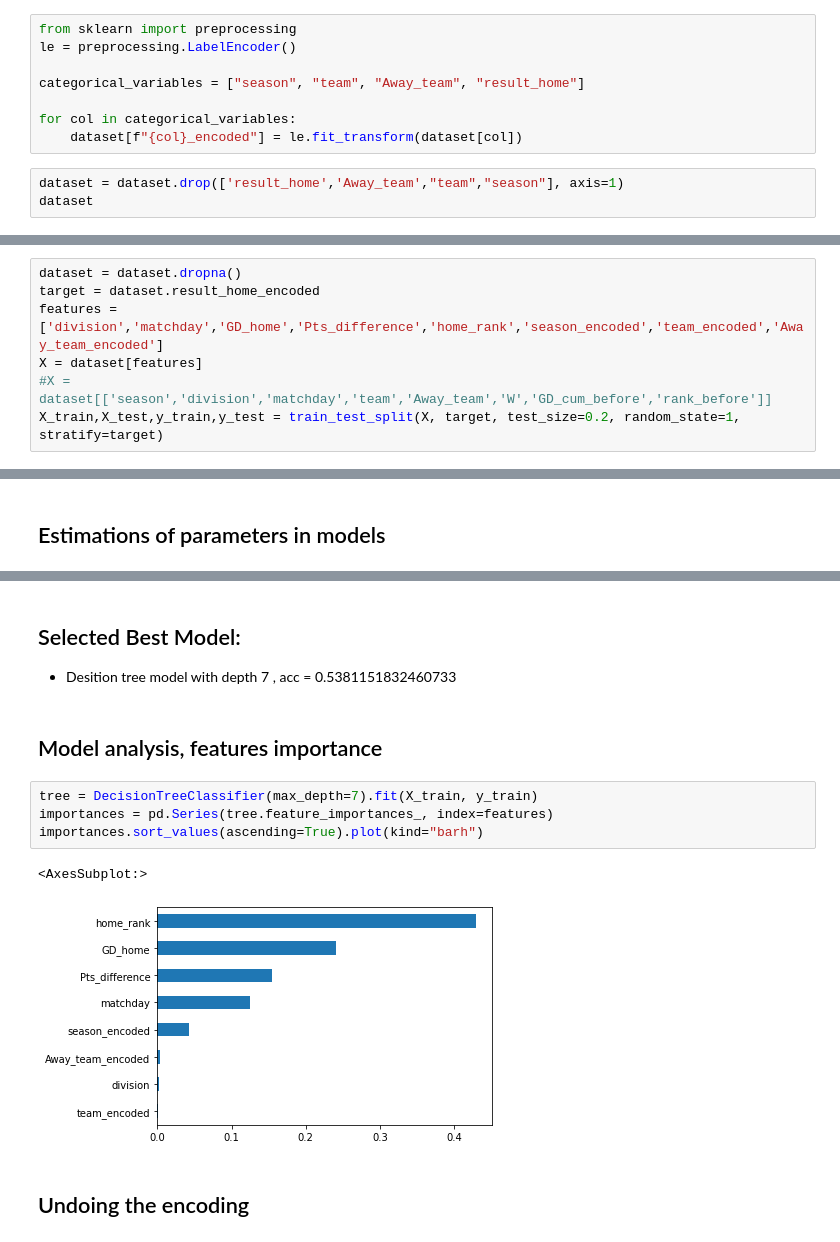
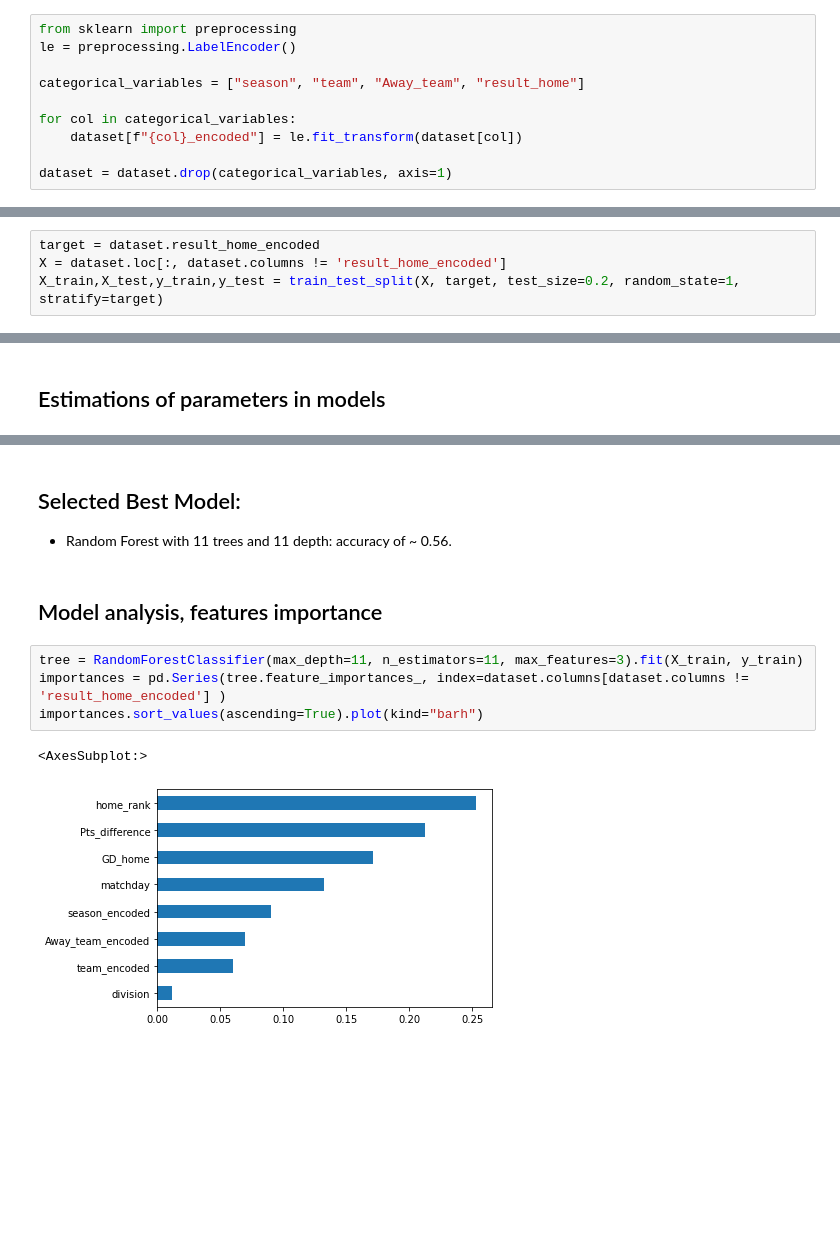
Before and after one commit to joseb061/Master-projects, a Jupyter notebook: Python-quiniela/analysis/ModelAnalysis.ipynb, the cells around one changed output, grey strips where cells are left out. Drawn from its saved outputs; the diff is of its cells as text; blank space fills up the shorter version.

```diff
--- a/Python-quiniela/analysis/ModelAnalysis.ipynb
+++ b/Python-quiniela/analysis/ModelAnalysis.ipynb
@@ -59,6 +42,5 @@ categorical_variables = ["season", "team", "Away_team", "result_home"]
 
 for col in categorical_variables:
     dataset[f"{col}_encoded"] = le.fit_transform(dataset[col])
+
+dataset = dataset.drop(categorical_variables, axis=1)
-# %%
-dataset = dataset.drop(['result_home','Away_team',"team","season"], axis=1)
-dataset
@@ -108,8 +77,5 @@ sns.heatmap(corr, mask=mask, cmap=cmap, vmax=.3, center=0,
 # %%
-dataset = dataset.dropna()
 target = dataset.result_home_encoded
-features = ['division','matchday','GD_home','Pts_difference','home_rank','season_encoded','team_encoded','Away_team_encoded']
-X = dataset[features]
-#X = dataset[['season','division','matchday','team','Away_team','W','GD_cum_before','rank_before']]
+X = dataset.loc[:, dataset.columns != 'result_home_encoded']
 X_train,X_test,y_train,y_test = train_test_split(X, target, test_size=0.2, random_state=1, stratify=target)
 # %% [markdown]
@@ -297,14 +341,12 @@ Accuracy on test set:  0.5339267015706807       f1 test set:  0.482137804841755
 # %% [markdown]
 ## Selected Best Model:
-- Desition tree model with depth 7 , acc = 0.5381151832460733
+- Random Forest with 11 trees and 11 depth: accuracy of ~ 0.56.
 # %% [markdown]
 ## Model analysis, features importance
 # %%
-tree = DecisionTreeClassifier(max_depth=7).fit(X_train, y_train)
-importances = pd.Series(tree.feature_importances_, index=features)
+tree = RandomForestClassifier(max_depth=11, n_estimators=11, max_features=3).fit(X_train, y_train)
+importances = pd.Series(tree.feature_importances_, index=dataset.columns[dataset.columns != 'result_home_encoded'] )
 importances.sort_values(ascending=True).plot(kind="barh")
 # %% [output]
 <AxesSubplot:>
-[figure, old version]
+[figure, new version]
-# %% [markdown]
-## Undoing the encoding
```
Also changed, not shown: parts of 26 cells of this notebook.
